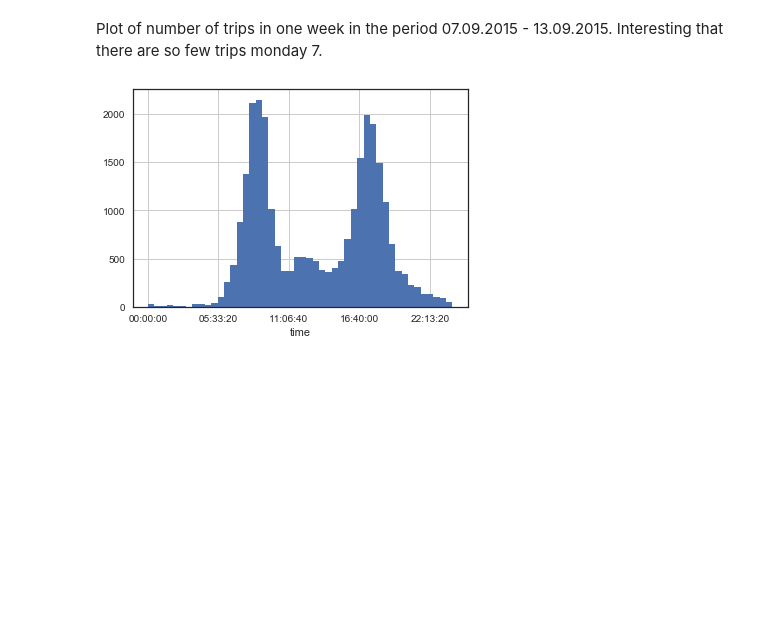
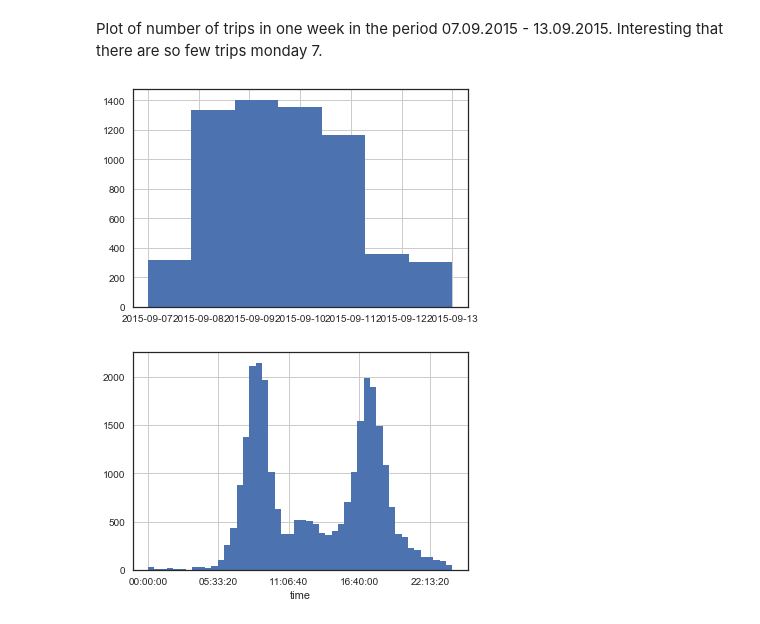
Before and after one commit to jonnor/bike-sharing-oslo, a Jupyter notebook: bay_area.ipynb, the cells around one changed output. Saved outputs shown, nothing was run; the diff lists cells and outputs as text; code cells hidden in the pictures; blank space fills up the shorter version.

```diff
--- a/bay_area.ipynb
+++ b/bay_area.ipynb
@@ -59,6 +65,7 @@ one_week.loc[:,'Time'] = one_week.index.time
 one_month.loc[:,'Time'] = one_month.index.time
 
 day_count = one_week.groupby('Days').count()['Duration']
+day_count2 = one_week['Date'].copy()
 time_count = one_month['Time'].copy()
 # %%
 day_count.plot(kind='bar');
@@ -67,6 +74,10 @@ day_count.plot(kind='bar');
 # %% [markdown]
 Plot of number of trips in one week in the period 07.09.2015 - 13.09.2015.
 Interesting that there are so few trips monday 7.
+# %%
+day_count2.hist(bins=7);
+# %% [output]
+[figure, added]
 # %%
 time_count[time_count.index.weekday < 5].hist(bins=48);
 # %% [output]
```
Also changed, not shown: parts of 17 cells of this notebook.
